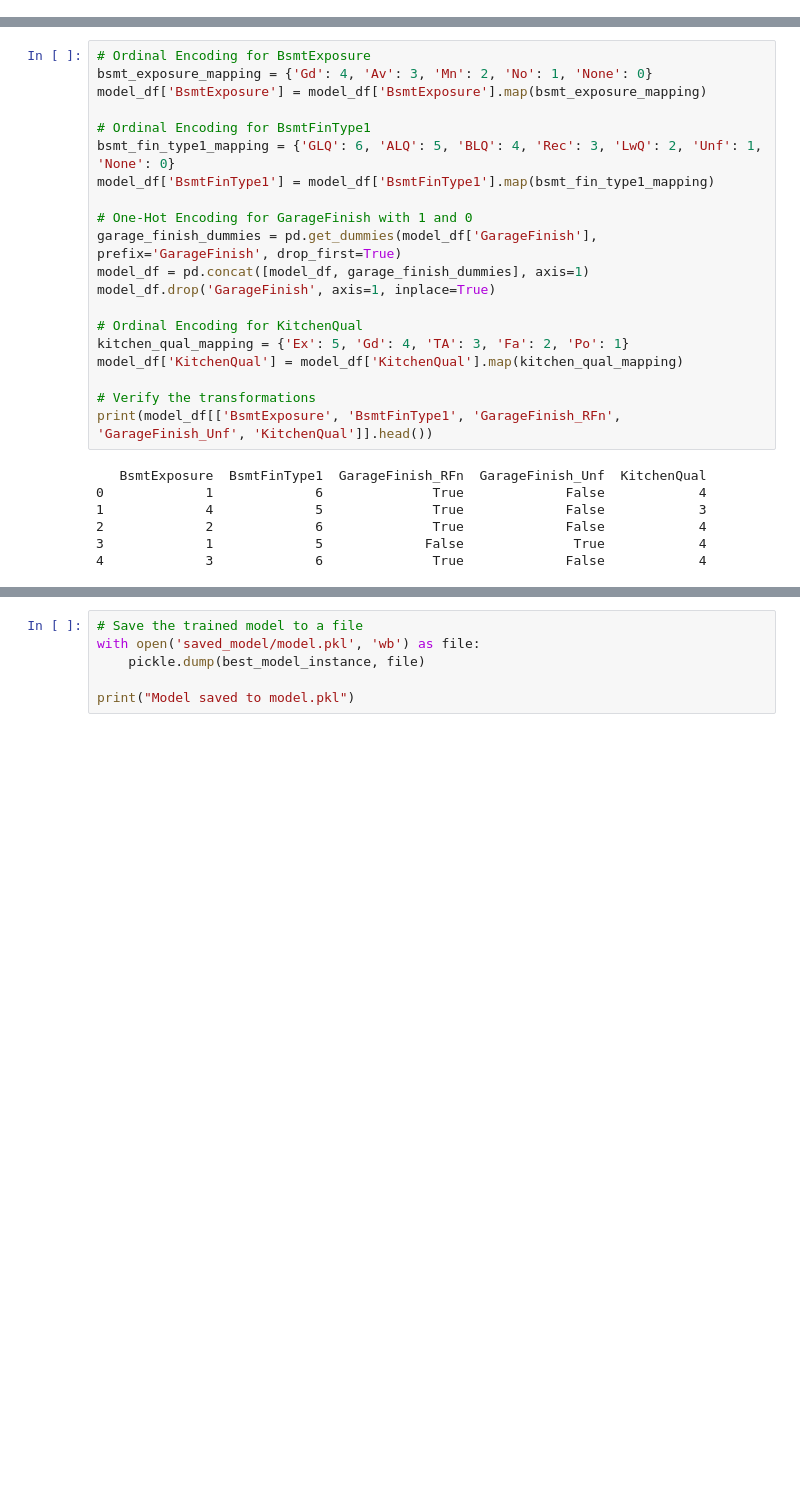
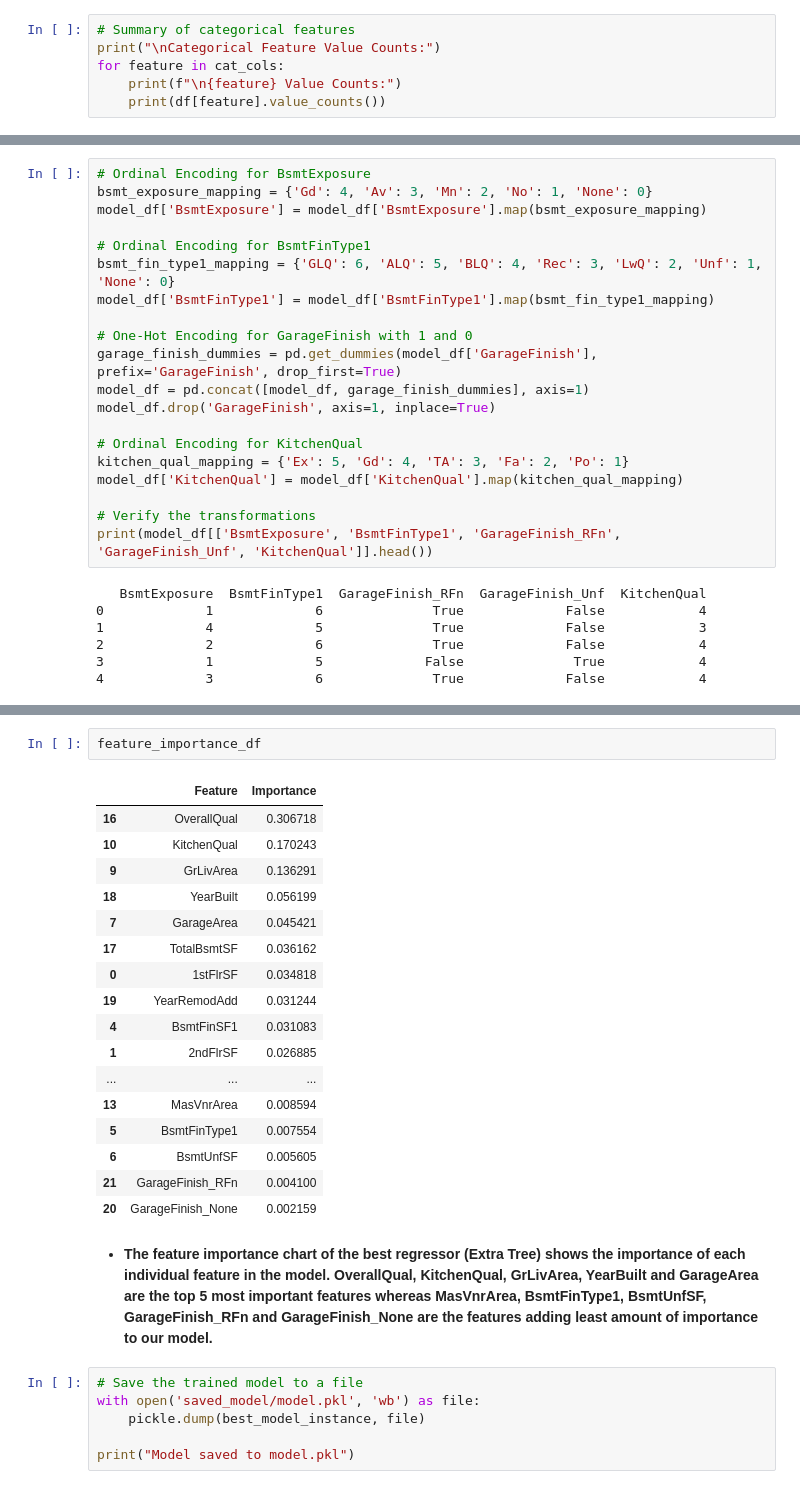
Before and after one commit to Cinula/heritage_housing_issue_app, a Jupyter notebook: model_building.ipynb, the cells around one changed output, grey strips where cells are left out. Drawn from its saved outputs; the diff is of its cells as text; blank space fills up the shorter version.

```diff
--- a/model_building.ipynb
+++ b/model_building.ipynb
@@ -296,0 +237,6 @@ cateogrical_features = ['BsmtExposure', 'BsmtFinType1', 'GarageFinish', 'Kitchen
+# %%
+# Summary of categorical features
+print("\nCategorical Feature Value Counts:")
+for feature in cat_cols:
+    print(f"\n{feature} Value Counts:")
+    print(df[feature].value_counts())
@@ -734,6 +651,29 @@ plt.title('Top 10 Most Important Features (Extra Trees)')
 plt.show()
 # %% [output]
 [figure]
+# %%
+feature_importance_df
+# %% [output]
+|  | Feature | Importance |
+| 16 | OverallQual | 0.306718 |
+| 10 | KitchenQual | 0.170243 |
+| 9 | GrLivArea | 0.136291 |
+| 18 | YearBuilt | 0.056199 |
+| 7 | GarageArea | 0.045421 |
+| 17 | TotalBsmtSF | 0.036162 |
+| 0 | 1stFlrSF | 0.034818 |
+| 19 | YearRemodAdd | 0.031244 |
+| 4 | BsmtFinSF1 | 0.031083 |
+| 1 | 2ndFlrSF | 0.026885 |
+| ... | ... | ... |
+| 13 | MasVnrArea | 0.008594 |
+| 5 | BsmtFinType1 | 0.007554 |
+| 6 | BsmtUnfSF | 0.005605 |
+| 21 | GarageFinish_RFn | 0.004100 |
+| 20 | GarageFinish_None | 0.002159 |
+# %% [markdown]
+- <b> The feature importance chart of the best regressor (Extra Tree) shows the importance of each individual feature in the model. OverallQual, KitchenQual, GrLivArea, YearBuilt and GarageArea are the top 5 most important features whereas MasVnrArea, BsmtFinType1, BsmtUnfSF, GarageFinish_RFn and GarageFinish_None are the features adding least amount of importance to our model.
+</b>
 # %%
 # Save the trained model to a file
 with open('saved_model/model.pkl', 'wb') as file:
```
Also changed, not shown: parts of 61 cells of this notebook, 1 other file.
